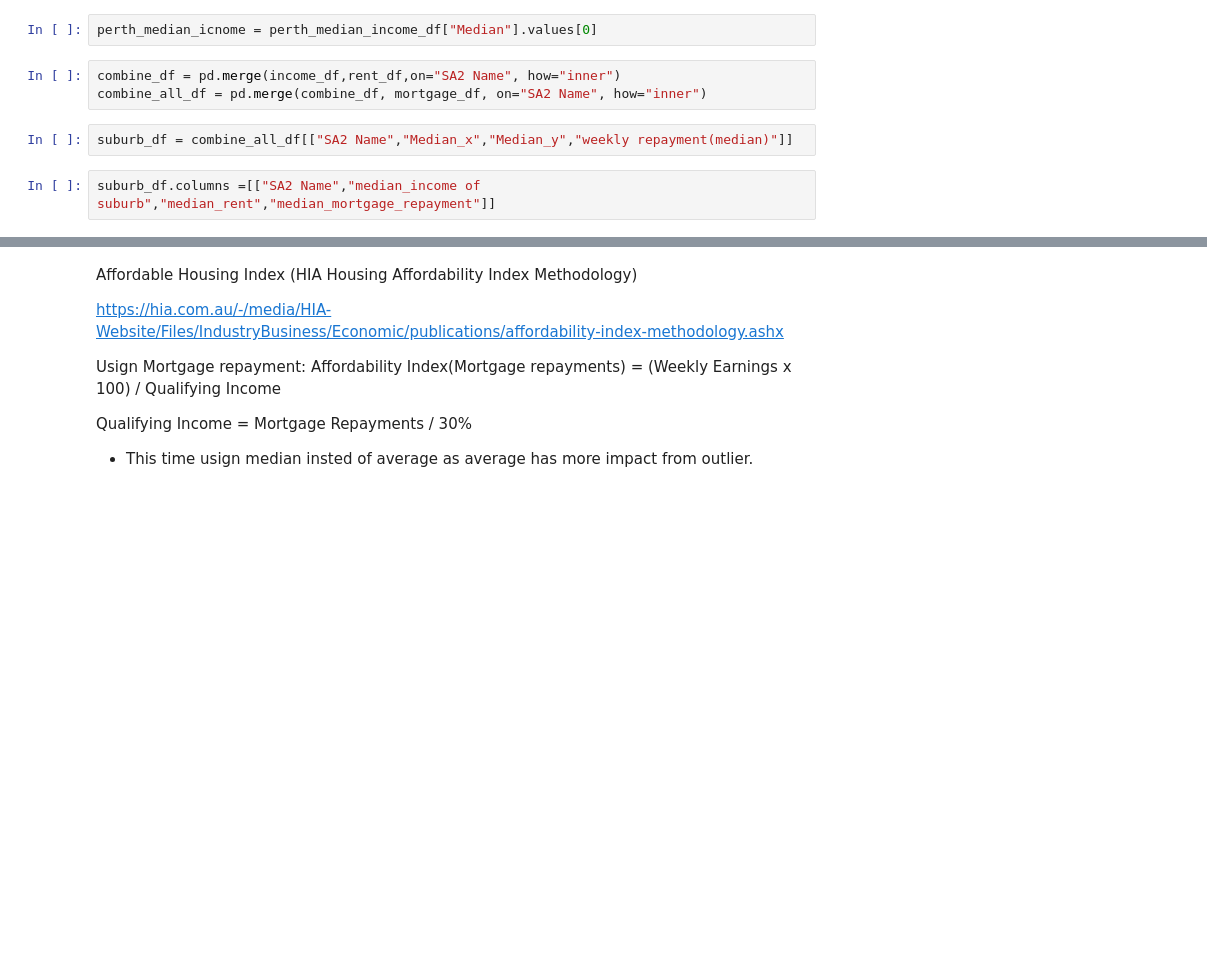
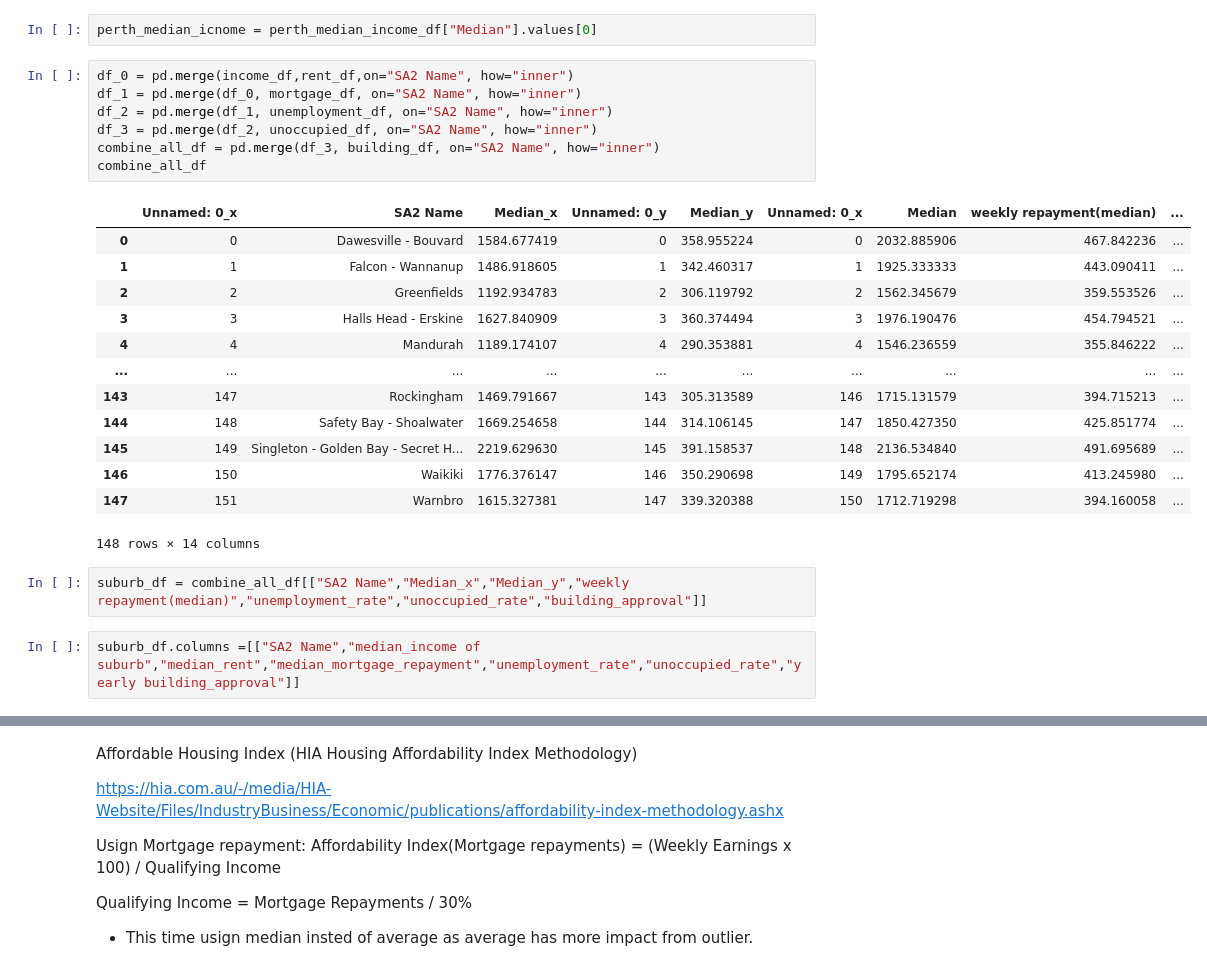
Before and after one commit to jiroken25/project-property, a Jupyter notebook: graph.ipynb, the cells around one changed output, grey strips where cells are left out. Cells and saved outputs as stored; diff of their text form; blank space fills up the shorter version.

```diff
--- a/graph.ipynb
+++ b/graph.ipynb
@@ -15,12 +32,30 @@ income_df
 # %%
 perth_median_icnome = perth_median_income_df["Median"].values[0]
 # %%
-combine_df = pd.merge(income_df,rent_df,on="SA2 Name", how="inner")
-combine_all_df = pd.merge(combine_df, mortgage_df, on="SA2 Name", how="inner")
+df_0 = pd.merge(income_df,rent_df,on="SA2 Name", how="inner")
+df_1 = pd.merge(df_0, mortgage_df, on="SA2 Name", how="inner")
+df_2 = pd.merge(df_1, unemployment_df, on="SA2 Name", how="inner")
+df_3 = pd.merge(df_2, unoccupied_df, on="SA2 Name", how="inner")
+combine_all_df = pd.merge(df_3, building_df, on="SA2 Name", how="inner")
+combine_all_df
+# %% [output]
+|  | Unnamed: 0_x | SA2 Name | Median_x | Unnamed: 0_y | Median_y | Unnamed: 0_x | Median | weekly repayment(median) | ... |
+| 0 | 0 | Dawesville - Bouvard | 1584.677419 | 0 | 358.955224 | 0 | 2032.885906 | 467.842236 | ... |
+| 1 | 1 | Falcon - Wannanup | 1486.918605 | 1 | 342.460317 | 1 | 1925.333333 | 443.090411 | ... |
+| 2 | 2 | Greenfields | 1192.934783 | 2 | 306.119792 | 2 | 1562.345679 | 359.553526 | ... |
+| 3 | 3 | Halls Head - Erskine | 1627.840909 | 3 | 360.374494 | 3 | 1976.190476 | 454.794521 | ... |
+| 4 | 4 | Mandurah | 1189.174107 | 4 | 290.353881 | 4 | 1546.236559 | 355.846222 | ... |
+| ... | ... | ... | ... | ... | ... | ... | ... | ... | ... |
+| 143 | 147 | Rockingham | 1469.791667 | 143 | 305.313589 | 146 | 1715.131579 | 394.715213 | ... |
+| 144 | 148 | Safety Bay - Shoalwater | 1669.254658 | 144 | 314.106145 | 147 | 1850.427350 | 425.851774 | ... |
+| 145 | 149 | Singleton - Golden Bay - Secret H... | 2219.629630 | 145 | 391.158537 | 148 | 2136.534840 | 491.695689 | ... |
+| 146 | 150 | Waikiki | 1776.376147 | 146 | 350.290698 | 149 | 1795.652174 | 413.245980 | ... |
+| 147 | 151 | Warnbro | 1615.327381 | 147 | 339.320388 | 150 | 1712.719298 | 394.160058 | ... |
+148 rows × 14 columns
 # %%
-suburb_df = combine_all_df[["SA2 Name","Median_x","Median_y","weekly repayment(median)"]]
+suburb_df = combine_all_df[["SA2 Name","Median_x","Median_y","weekly repayment(median)","unemployment_rate","unoccupied_rate","building_approval"]]
 # %%
-suburb_df.columns =[["SA2 Name","median_income of suburb","median_rent","median_mortgage_repayment"]]
+suburb_df.columns =[["SA2 Name","median_income of suburb","median_rent","median_mortgage_repayment","unemployment_rate","unoccupied_rate","yearly building_approval"]]
 # %%
 suburb_df["Greater Perth median income"] = perth_median_icnome
 suburb_df
```
Also changed, not shown: parts of 15 cells of this notebook, 1 other file.
